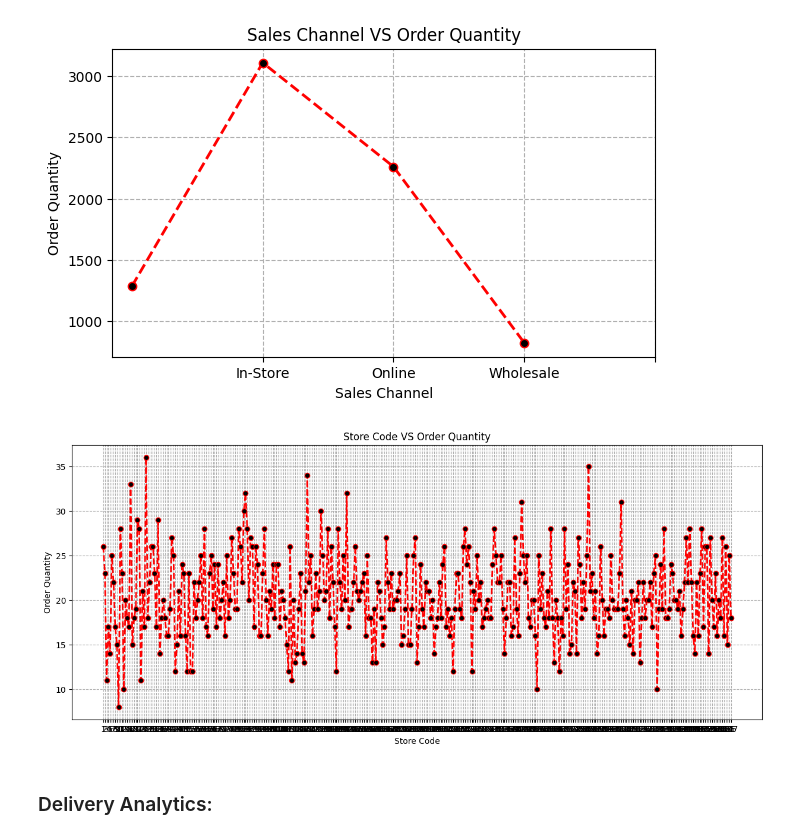
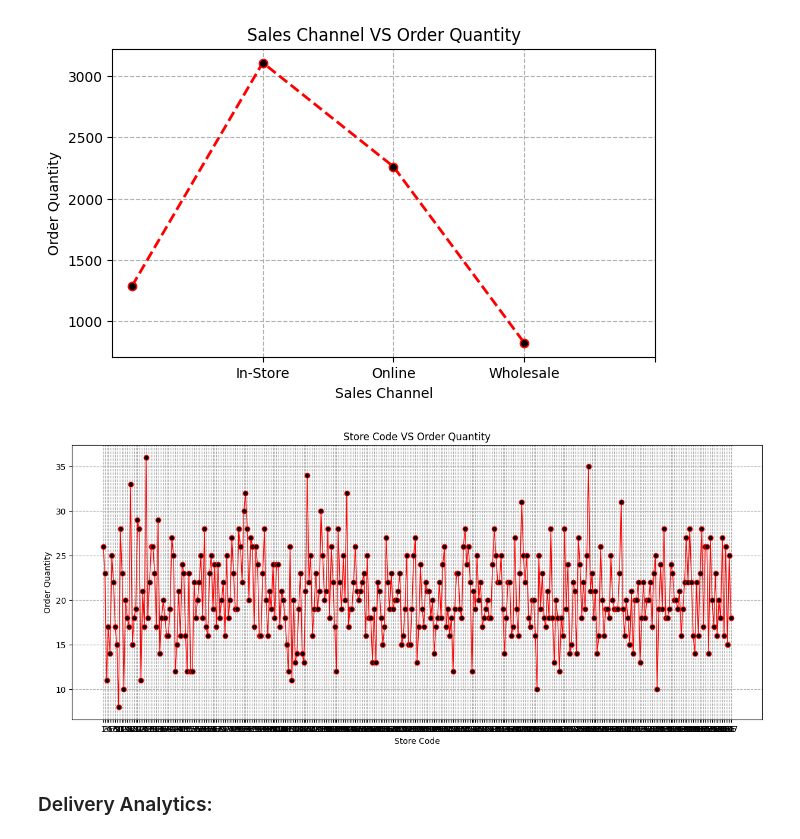
Before and after one commit to NSinha025/ZDS-Mock-Project, a Jupyter notebook: Sales_Order_Sheet_EDA.ipynb, the cells around one changed output. Drawn from its saved outputs; the diff is of its cells as text; code cells hidden in the pictures.

Commit message:
Improvement to the Store Code VS Order Quantity Plot

```diff
--- a/Sales_Order_Sheet_EDA.ipynb
+++ b/Sales_Order_Sheet_EDA.ipynb
@@ -321,17 +321,17 @@ plt.show()
 # %%
 # Change the code to a better illustration via horizontal bar graphs if possible.
 plt.figure(figsize=(15, 6))
 plt1 = dataset_version_1.groupby("Store Code")[["Order Quantity"]].count()
-plt.plot(plt1.index,plt1["Order Quantity"], color="red", linewidth=2, linestyle="--", marker='o', mfc="black")
+plt.plot(plt1.index,plt1["Order Quantity"], color="red", linewidth=1, linestyle="-", marker='o', mfc="black")
 # plt.hist(x = dataset_version_1["Order Quantity"], bins = 367)
 plt.xticks(np.arange(1,368,1))
 plt.xlabel("Store Code")
 plt.ylabel("Order Quantity")
 plt.grid(linestyle='--')
 plt.title("Store Code VS Order Quantity")
 plt.show()
 # %% [output]
-[figure, old version]
+[figure, new version]
 # %% [markdown]
 ### Delivery Analytics:
 # %% [markdown]
```
